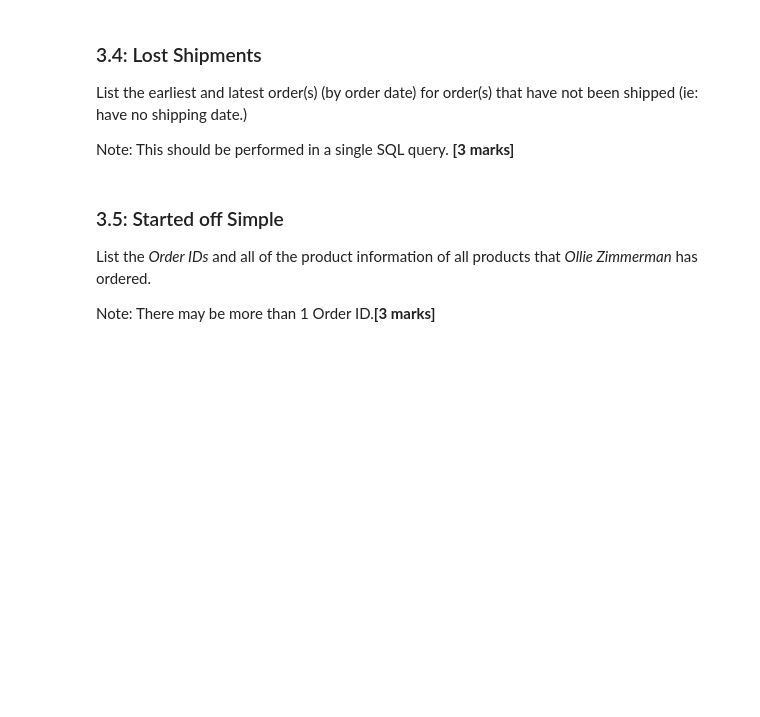
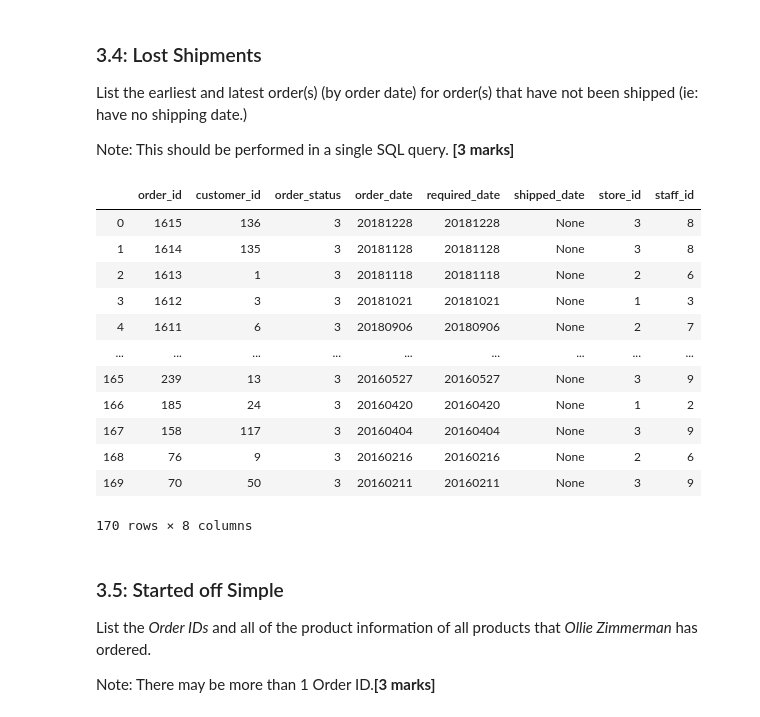
Before and after one commit to Yixi-Rao/Comp2420-assignment2, a Jupyter notebook: Assignment 2.ipynb, the cells around one changed output. Saved outputs shown, nothing was run; the diff lists cells and outputs as text; code cells hidden in the pictures; blank space fills up the shorter version.

```diff
--- a/Assignment 2.ipynb
+++ b/Assignment 2.ipynb
@@ -431,3 +467,23 @@ Note: This should be performed in a single SQL query.
+# %%
+# Your Code Here
+pd.read_sql_query('''SELECT *
+                     FROM orders
+                     WHERE shipped_date IS NULL
+                     ORDER BY order_date DESC;''',conn)
+# %% [output]
+|  | order_id | customer_id | order_status | order_date | required_date | shipped_date | store_id | staff_id |
+| 0 | 1615 | 136 | 3 | 20181228 | 20181228 | None | 3 | 8 |
+| 1 | 1614 | 135 | 3 | 20181128 | 20181128 | None | 3 | 8 |
+| 2 | 1613 | 1 | 3 | 20181118 | 20181118 | None | 2 | 6 |
+| 3 | 1612 | 3 | 3 | 20181021 | 20181021 | None | 1 | 3 |
+| 4 | 1611 | 6 | 3 | 20180906 | 20180906 | None | 2 | 7 |
+| ... | ... | ... | ... | ... | ... | ... | ... | ... |
+| 165 | 239 | 13 | 3 | 20160527 | 20160527 | None | 3 | 9 |
+| 166 | 185 | 24 | 3 | 20160420 | 20160420 | None | 1 | 2 |
+| 167 | 158 | 117 | 3 | 20160404 | 20160404 | None | 3 | 9 |
+| 168 | 76 | 9 | 3 | 20160216 | 20160216 | None | 2 | 6 |
+| 169 | 70 | 50 | 3 | 20160211 | 20160211 | None | 3 | 9 |
+170 rows × 8 columns
 # %% [markdown]
 ### 3.5: Started off Simple
 List the _Order IDs_ and all of the product information of all products that _Ollie Zimmerman_ has ordered.
```
Also changed, not shown: parts of 22 cells of this notebook, 2 other files.
